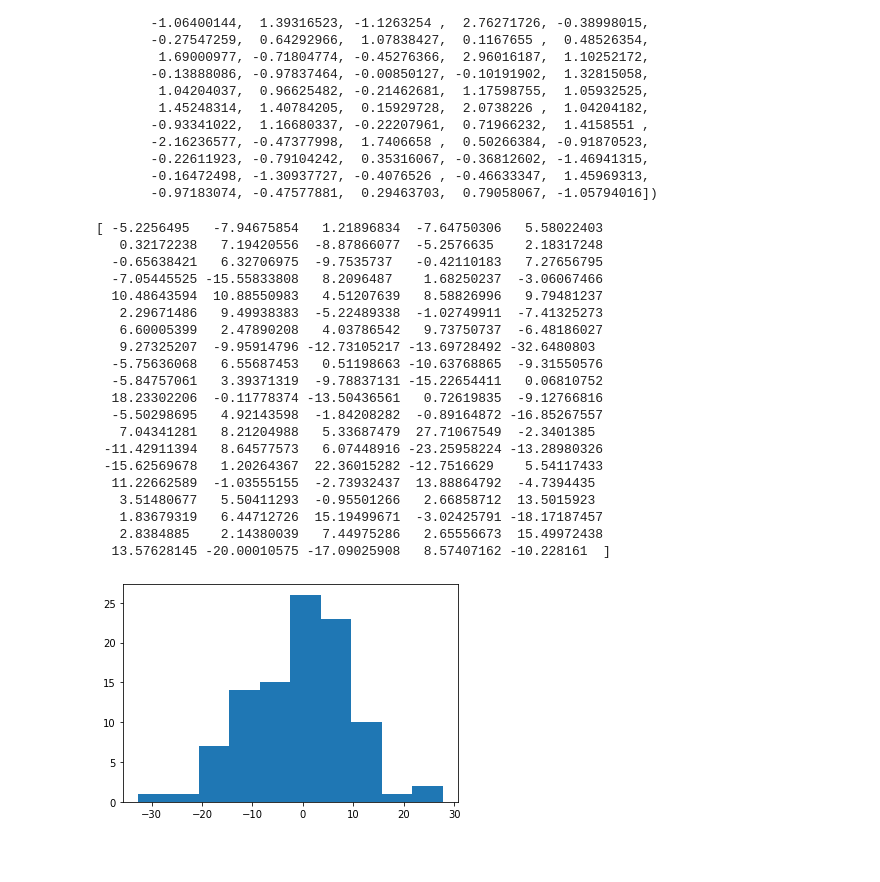
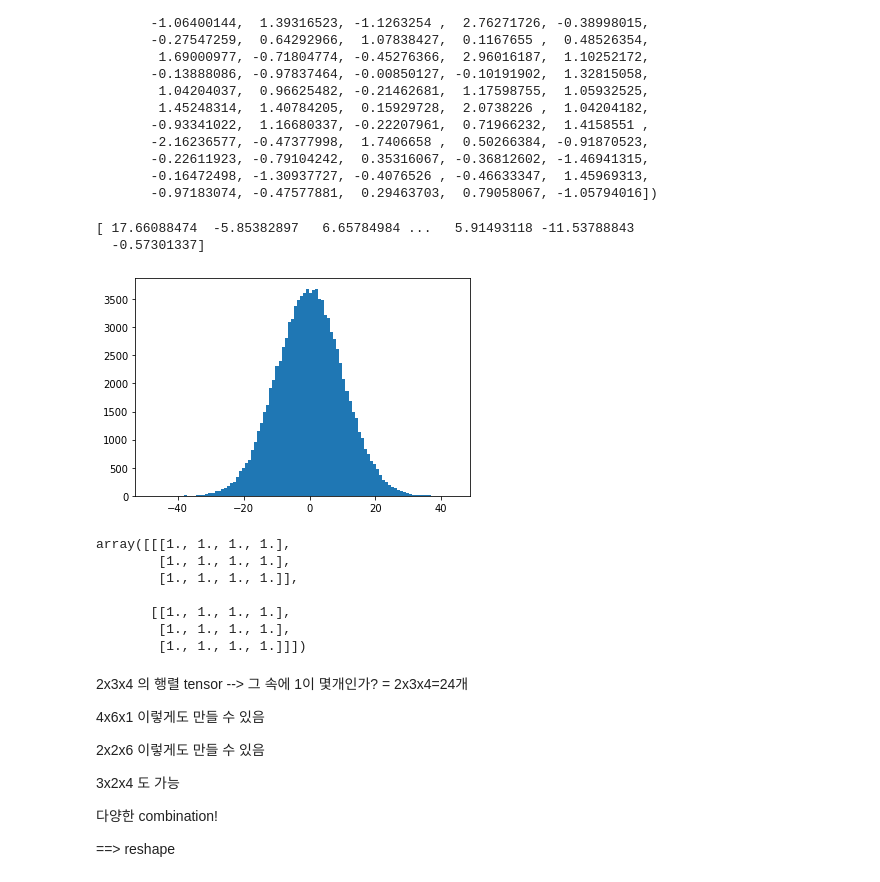
Before and after one commit to 2019130806/class2021Spring, a Jupyter notebook: 3월_24일_수업_복습1.ipynb, the cells around one changed output. Drawn from its saved outputs; the diff is of its cells as text; code cells hidden in the pictures; blank space fills up the shorter version.

```diff
--- a/3월_24일_수업_복습1.ipynb
+++ b/3월_24일_수업_복습1.ipynb
@@ -166,33 +166,44 @@ array([ 0.65508429,  1.52272026, -2.33631362,  0.71203308,  0.68762402,
        -0.16472498, -1.30937727, -0.4076526 , -0.46633347,  1.45969313,
        -0.97183074, -0.47577881,  0.29463703,  0.79058067, -1.05794016])
 # %%
-data=np.random.normal(0,10,100)
-print(data)
-plt.hist(data, bins=10)
+data=np.random.normal(0,10,100000) #맨 마지막에 오는 숫자가 커질수록 정규분포에 가까움
+#가운데 들어오는 표준 편자는 0보다 커야함. 표준편차가 커질수록 뚱뚱쓰 ㅎㅎ
+print(data) #100개의 숫자열이니까 vector 맞다!
+plt.hist(data, bins=100)#data는 위에서 만들어 놓은 100개짜리 숫자열!
 plt.show()
 #히스토그램-일종의 그래프를 그리는 것/ matplotlib.pyplot 내부에 들어있는 것
 #데이터 숫자열 100개짜리 #bins -> 막대 10개
 #bins 20개하면 더 촘촘, 3개하면 너무 뭉뚱그려지고, 500개 해도 너무 fine-grained?
 #bin 갯수를 적절하게 조정해야 함!
 # %% [output]
-[ -5.2256495   -7.94675854   1.21896834  -7.64750306   5.58022403
-   0.32172238   7.19420556  -8.87866077  -5.2576635    2.18317248
-  -0.65638421   6.32706975  -9.7535737   -0.42110183   7.27656795
-  -7.05445525 -15.55833808   8.2096487    1.68250237  -3.06067466
-  10.48643594  10.88550983   4.51207639   8.58826996   9.79481237
-   2.29671486   9.49938383  -5.22489338  -1.02749911  -7.41325273
-   6.60005399   2.47890208   4.03786542   9.73750737  -6.48186027
-   9.27325207  -9.95914796 -12.73105217 -13.69728492 -32.6480803
-  -5.75636068   6.55687453   0.51198663 -10.63768865  -9.31550576
-  -5.84757061   3.39371319  -9.78837131 -15.22654411   0.06810752
-  18.23302206  -0.11778374 -13.50436561   0.72619835  -9.12766816
-  -5.50298695   4.92143598  -1.84208282  -0.89164872 -16.85267557
-   7.04341281   8.21204988   5.33687479  27.71067549  -2.3401385
- -11.42911394   8.64577573   6.07448916 -23.25958224 -13.28980326
- -15.62569678   1.20264367  22.36015282 -12.7516629    5.54117433
-  11.22662589  -1.03555155  -2.73932437  13.88864792  -4.7394435
-   3.51480677   5.50411293  -0.95501266   2.66858712  13.5015923
-   1.83679319   6.44712726  15.19499671  -3.02425791 -18.17187457
-   2.8384885    2.14380039   7.44975286   2.65556673  15.49972438
-  13.57628145 -20.00010575 -17.09025908   8.57407162 -10.228161  ]
+[ 17.66088474  -5.85382897   6.65784984 ...   5.91493118 -11.53788843
+  -0.57301337]
-[figure, old version]
+[figure, new version]
+# %%
+x=np.ones([2,3,4]) #2x3x4 3차원 행렬 / 1차원:vector / nxm = matrix / nxmxqxrxy -> tensor
+#vector < matrix < tensor (포함관계)
+# 2니까 [      ,       ]
+# 3이니까 [[ a ,  ,  ] , [   ,  ,   ]]
+# 4니까 [  ,  ,  ,  ] 가 위에 a 자리 하나에 들어가면 됨
+# 양극단에 [[[     ]]] 이렇게 꺽쇠 괄호가 3개씩
+# 결국엔 중첩된 list로 1차원, 2차원, 3차원 그 이상을 표현할 수 있는가 잘 알아야 함!
+# %% [output]
+array([[[1., 1., 1., 1.],
+        [1., 1., 1., 1.],
+        [1., 1., 1., 1.]],
+
+       [[1., 1., 1., 1.],
+        [1., 1., 1., 1.],
+        [1., 1., 1., 1.]]])
+# %% [markdown]
+2x3x4 의 행렬 tensor --> 그 속에 1이 몇개인가? = 2x3x4=24개
+
+4x6x1 이렇게도 만들 수 있음
+
+2x2x6 이렇게도 만들 수 있음
+
+3x2x4 도 가능
+
+다양한 combination!
+
+==> reshape
```
Also changed, not shown: parts of 34 cells of this notebook.
